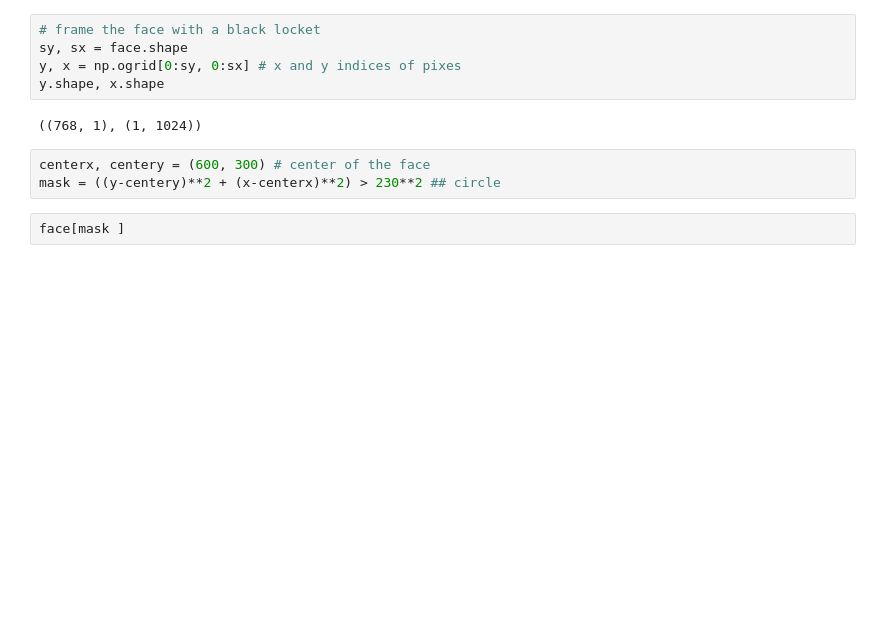
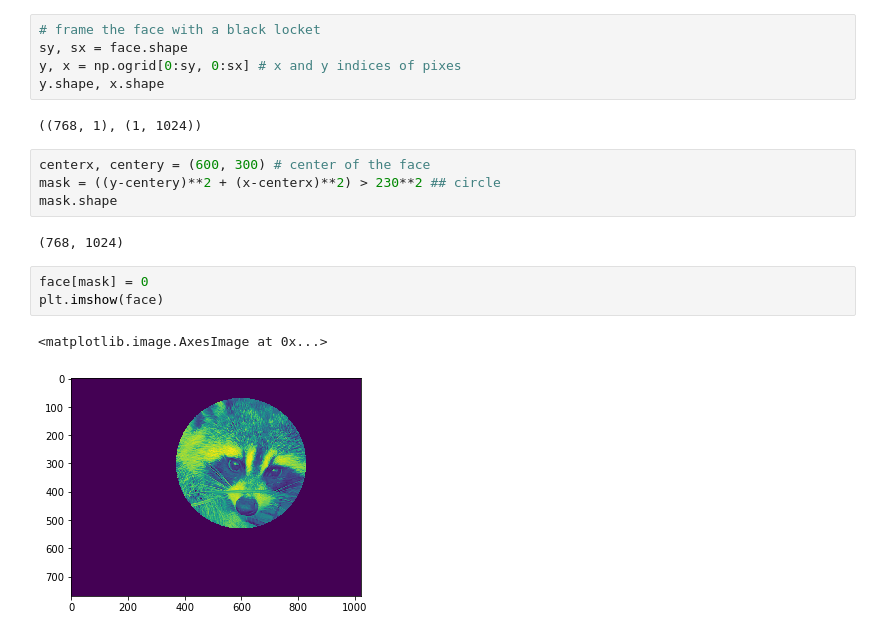
Before and after one commit to Accio/learn-scipy, a Jupyter notebook: 1.3/NumPy Exercises.ipynb, the cells around one changed output. Saved outputs shown, nothing was run; the diff lists cells and outputs as text; blank space fills up the shorter version.

```diff
--- a/1.3/NumPy Exercises.ipynb
+++ b/1.3/NumPy Exercises.ipynb
@@ -112,5 +112,12 @@ y.shape, x.shape
 # %%
 centerx, centery = (600, 300) # center of the face
 mask = ((y-centery)**2 + (x-centerx)**2) > 230**2 ## circle
+mask.shape
+# %% [output]
+(768, 1024)
 # %%
-face[mask ]
+face[mask] = 0
+plt.imshow(face)
+# %% [output]
+<matplotlib.image.AxesImage at 0x...>
+[figure, added]
```
